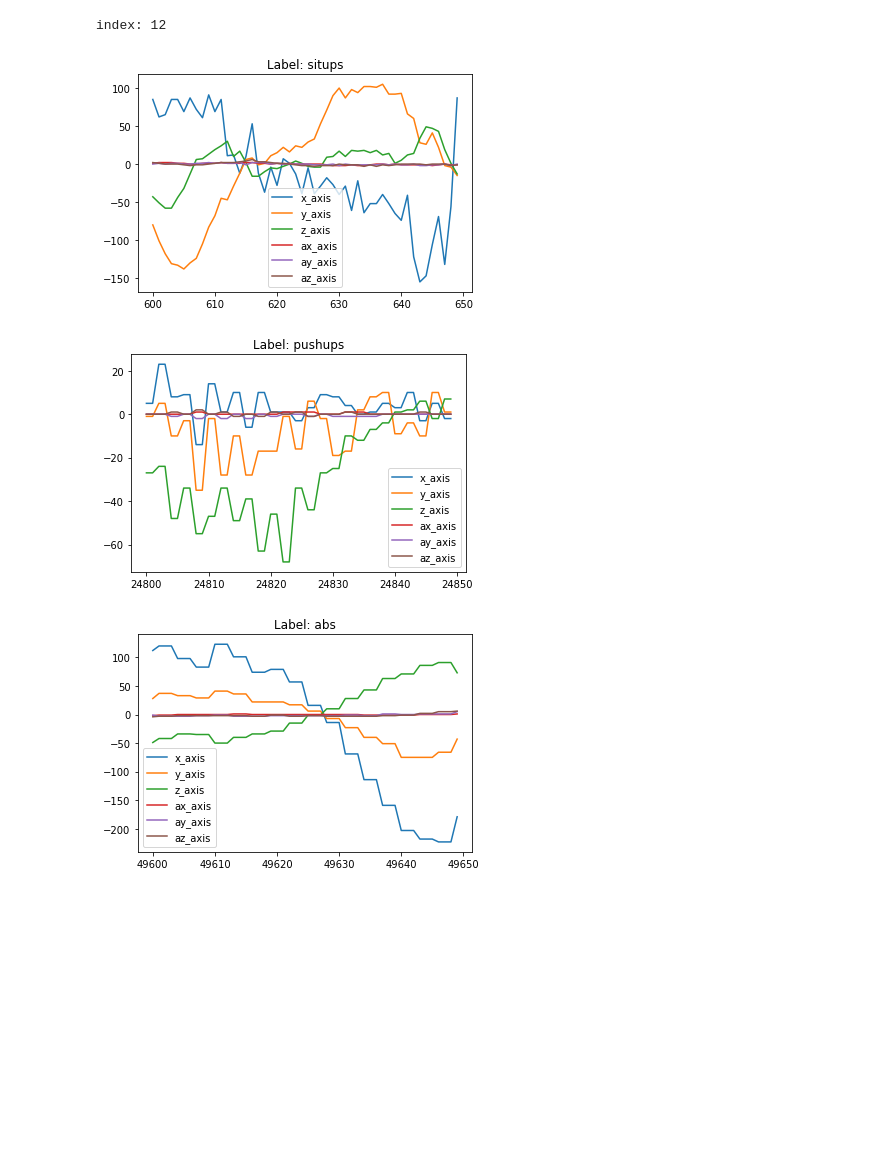
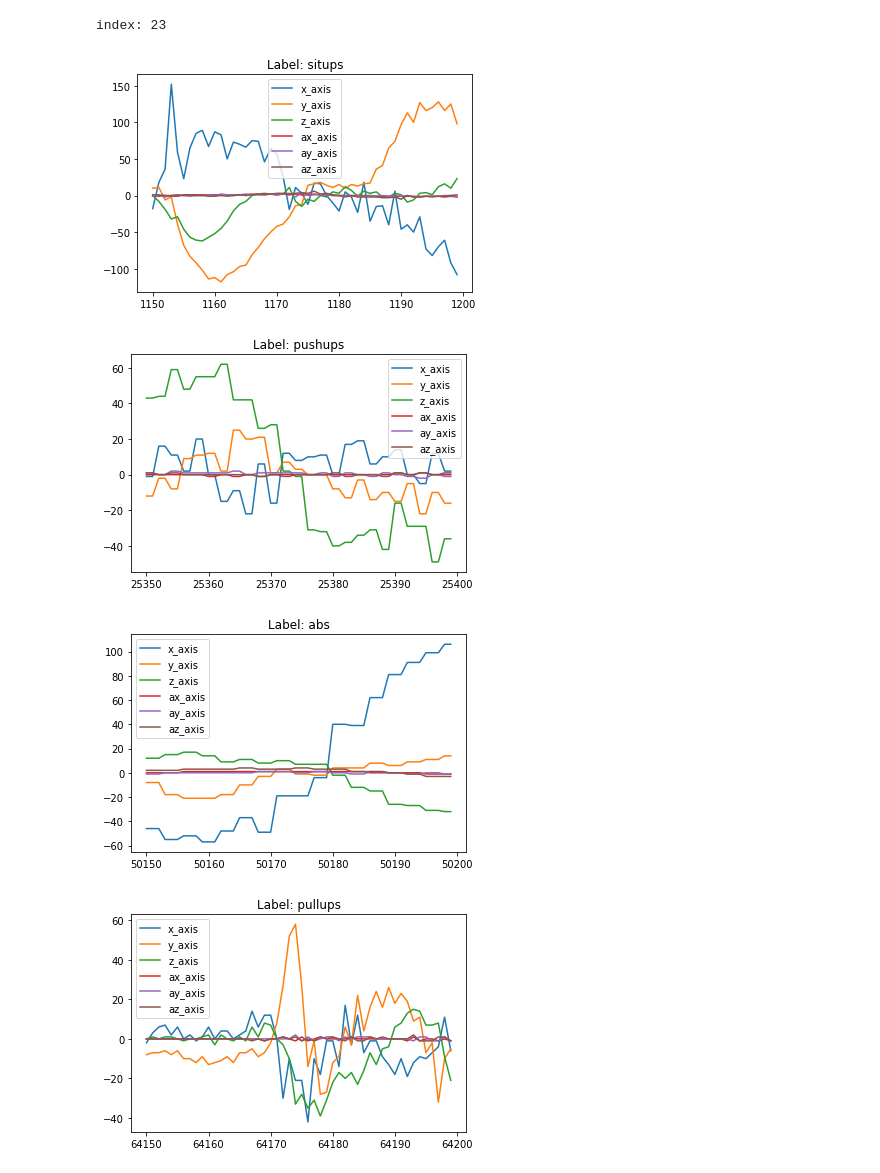
Before and after one commit to shnax0210/moving-classification, a Jupyter notebook: data-analyzing.ipynb, the cells around one changed output. Saved outputs shown, nothing was run; the diff lists cells and outputs as text; code cells hidden in the pictures; blank space fills up the shorter version.

```diff
--- a/data-analyzing.ipynb
+++ b/data-analyzing.ipynb
@@ -8,7 +8,7 @@ import numpy as np
 plt.rcParams['figure.figsize'] = (15, 5)
 # %%
 MEASUREMENTS_PER_SAMPLE = 50
-CSV_FILE_PATH = 'gyroscope_data.csv'
+CSV_FILE_PATH = 'gyroscope_data_updated.csv'
 
 def alineData(data):
     def alineDateWithLabel(label, data):
@@ -51,18 +55,19 @@ data.groupby('activity_type').aggregate(np.median)
 # %%
 %matplotlib inline
 import random
 
-randomIndexToPrint = int(random.random() * (data[data['activity_type'] == 'abs'].shape[0] // MEASUREMENTS_PER_SAMPLE))
+randomIndexToPrint = int(random.random() * (data[data['activity_type'] == 'pullups'].shape[0] // MEASUREMENTS_PER_SAMPLE))
 
 print('index:', randomIndexToPrint)
 
 startIndexToPrint = randomIndexToPrint * MEASUREMENTS_PER_SAMPLE
 endIndexToPrint = (randomIndexToPrint + 1) * MEASUREMENTS_PER_SAMPLE
 
 for label in data['activity_type'].unique():
     data[data['activity_type'] == label][startIndexToPrint:endIndexToPrint].plot(title='Label: ' + label)
 # %% [output]
-index: 12
+index: 23
-[figure, old version]
+[figure, new version]
-[figure, old version]
+[figure, new version]
-[figure, old version]
+[figure, new version]
+[figure, added]
```
Also changed, not shown: parts of 5 cells of this notebook, 3 other files.
